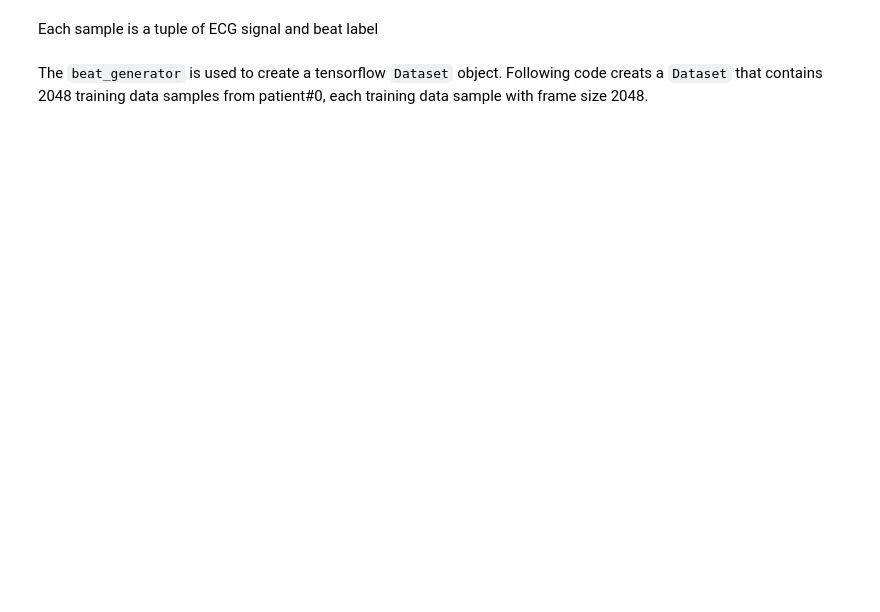
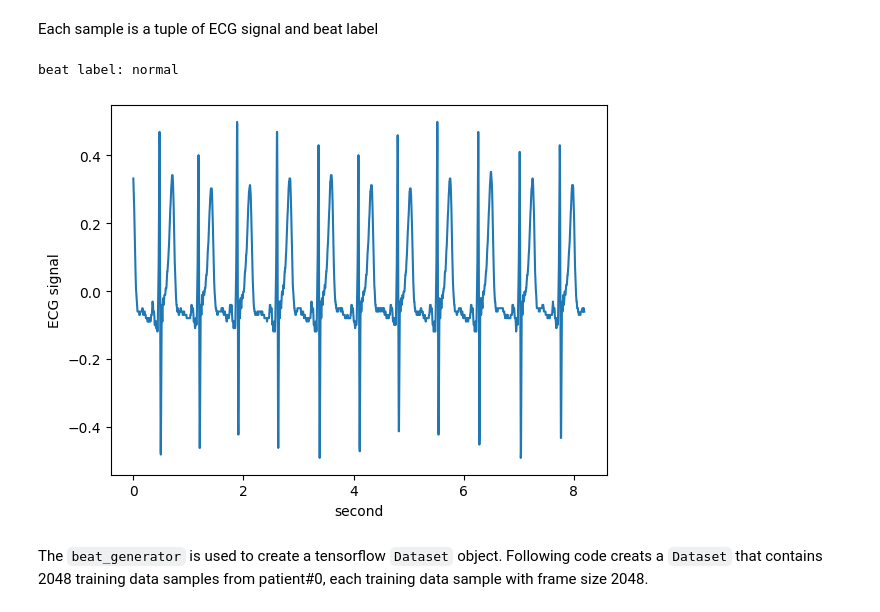
Before and after one commit to myles-i/DLH_TransferLearning, a Jupyter notebook: report/DL4H_Team_1_draft.ipynb, the cells around one changed output. Saved outputs shown, nothing was run; the diff lists cells and outputs as text; code cells hidden in the pictures; blank space fills up the shorter version.

```diff
--- a/report/DL4H_Team_1_draft.ipynb
+++ b/report/DL4H_Team_1_draft.ipynb
@@ -125,6 +125,7 @@ Wall time: 21.1 s
 # Prepare local directories
 JOB_DIR = '/tmp/jobs'
 DATA_DIR = '/tmp/data'
+DEMO_DATA_DIR = DATA_DIR + '/draft_demo'
 # %% [markdown]
 ##  Data
 
@@ -148,23 +169,24 @@ For beat classification pre-training, the each training data sample is generated
 # %%
-# from pretraining import datasets
+from pretraining import datasets
 
 
-# TRAIN_DATASET = DATA_DIR + '/icentia11k'
+gen = datasets.beat_generator(DEMO_DATA_DIR, patient_ids=[0], frame_size=2048,
+                              normalize=True, unzipped=True, samples_per_patient=1)
 
-# gen = datasets.beat_generator(TRAIN_DATASET, patient_ids=[1], frame_size=2048,
-#                               normalize=True, unzipped=False, samples_per_patient=1)
-
-# data = next(gen)
+data = next(gen)
 # %% [markdown]
 Each sample is a tuple of ECG signal and beat label
 # %%
-# from matplotlib import pyplot as plt
-# import numpy as np
+from matplotlib import pyplot as plt
+import numpy as np
 
-# print(f"beat label: {datasets.icentia11k.ds_beat_names[data[1]]}")
-# _ = plt.plot(np.arange(len(data[0]))/250, data[0])
-# _ = plt.xlabel('second')
-# _ = plt.ylabel('ECG signal')
+print(f"beat label: {datasets.icentia11k.ds_beat_names[data[1]]}")
+_ = plt.plot(np.arange(len(data[0]))/250, data[0])
+_ = plt.xlabel('second')
+_ = plt.ylabel('ECG signal')
+# %% [output]
+beat label: normal
+[figure, added]
 # %% [markdown]
 The `beat_generator` is used to create a tensorflow `Dataset` object. Following code creats a `Dataset` that contains 2048 training data samples from patient#0, each training data sample with frame size 2048.
 # %%
```
Also changed, not shown: parts of 22 cells of this notebook.
